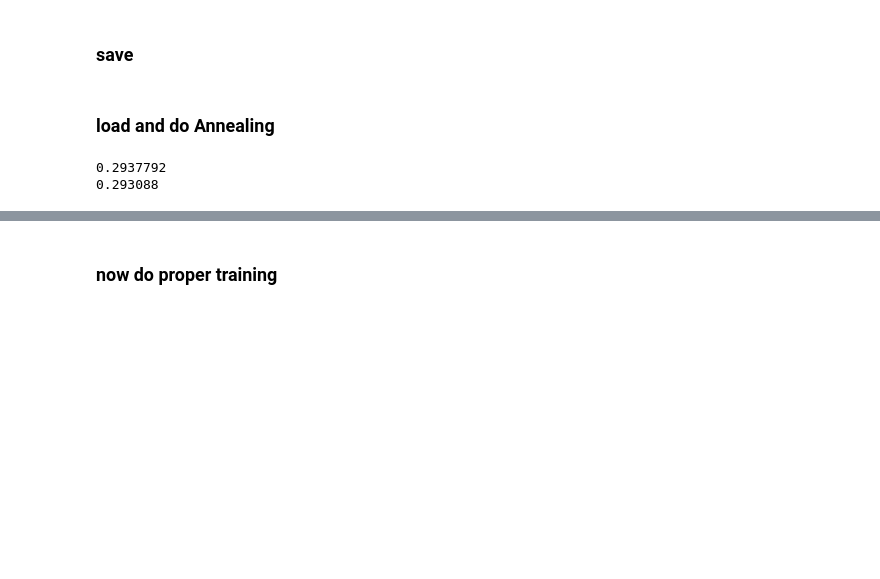
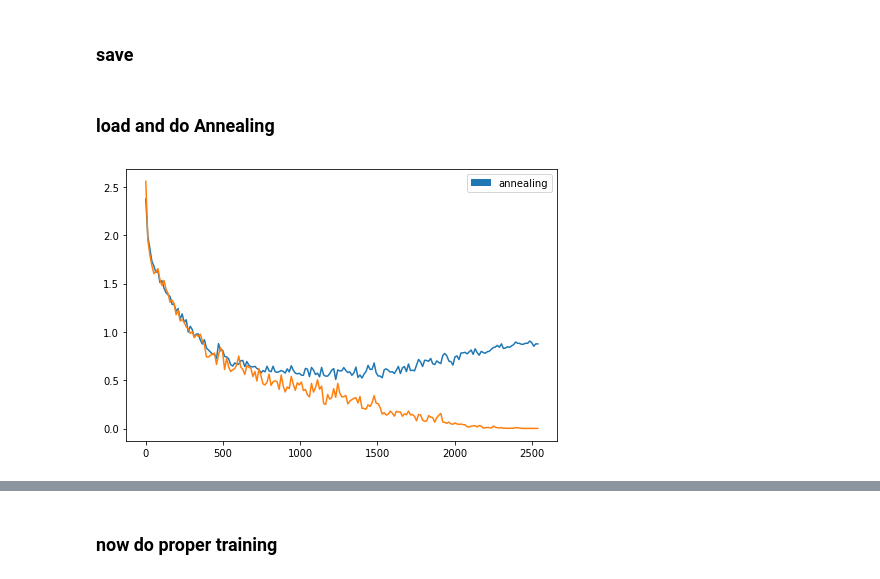
Before and after one commit to khushdeep-singh/DD2424project, a Jupyter notebook: assignmentforsaturdayOla.ipynb, the cells around one changed output, grey strips where cells are left out. Cells and saved outputs as stored; diff of their text form; code cells hidden in the pictures; blank space fills up the shorter version.

```diff
--- a/assignmentforsaturdayOla.ipynb
+++ b/assignmentforsaturdayOla.ipynb
@@ -345,13 +345,13 @@ f"analyse weightdecay results"
 ### SuperConvergence Training
 # %%
 lr_max   = 3.0
-lr_min   = lr_max/10.0
+lr_min   = 0.1
 bsize_tr = 512
 mom_max  = 0.9
 mom_min  = 0.8
 step_epo = 10
 step_it  = 50000/bsize_tr*step_epo
-anne_epo = 2
+anne_epo = 3
 anne_it  = 50000/bsize_tr*anne_epo
 cycles   = 1
 wd       = 1e-5
@@ -402,13 +402,26 @@ results_superconvergence.append({'mom_track':copy.deepcopy(np.array(mom_track)),
                                  'loss_val':copy.deepcopy(np.array(loss_val))})
 # %% [markdown]
 save model before annealing
+# %%
+plt.figure(figsize=(17,17))
+for i, result in enumerate(results_superconvergence):
+    plt.subplot(3,2,i+1)
+    array_toplot = result['loss_val']
+    legend_string = f"annealing"
+    x1 = np.linspace(1,step_it*2+anne_it*2,len(array_toplot))
+    x2 = np.linspace(1,step_it*2+anne_it*2,len(result['loss_tr']))
+    plt.plot(x1,array_toplot)
+    plt.plot(x2,result['loss_tr'])
+    plt.legend(handles=[mpatches.Patch(label=legend_string)])
 # %%
 plt.figure(figsize=(17,17))
 for i, result in enumerate(results_superconvergence):
     plt.subplot(3,2,i+1)
     array_toplot = result['accu_val']
-    legend_string = f"superconvergence"
-    x1 = np.linspace(1,step_it*2*cycles,len(array_toplot))
+    legend_string = f"annealing"
+    x1 = np.linspace(1,step_it*2+anne_it*2,len(array_toplot))
+    x2 = np.linspace(1,step_it*2+anne_it*2,len(result['accu_tr']))
     plt.plot(x1,array_toplot)
+    plt.plot(x2,result['accu_tr'])
     plt.legend(handles=[mpatches.Patch(label=legend_string)])
 # %%
@@ -458,7 +460,13 @@ scheduler_anne = torch.optim.lr_scheduler.CyclicLR(optimizer,
-# %%
-print(optimizer.param_groups[-1]['lr'])
-scheduler_anne.step()
-print(optimizer.param_groups[-1]['lr'])
-# %% [output]
-0.2937792
-0.293088
+# %%
+plt.figure(figsize=(17,17))
+for i, result in enumerate(results_superconvergence):
+    plt.subplot(3,2,i+1)
+    array_toplot = result['loss_val']
+    legend_string = f"annealing"
+    x1 = np.linspace(1,step_it*2+anne_it*2,len(array_toplot))
+    x2 = np.linspace(1,step_it*2+anne_it*2,len(result['loss_tr']))
+    plt.plot(x1,array_toplot)
+    plt.plot(x2,result['loss_tr'])
+    plt.legend(handles=[mpatches.Patch(label=legend_string)])
+# %% [output]
+[figure, added]
```
Also changed, not shown: parts of 8 cells of this notebook, 3 other files.
